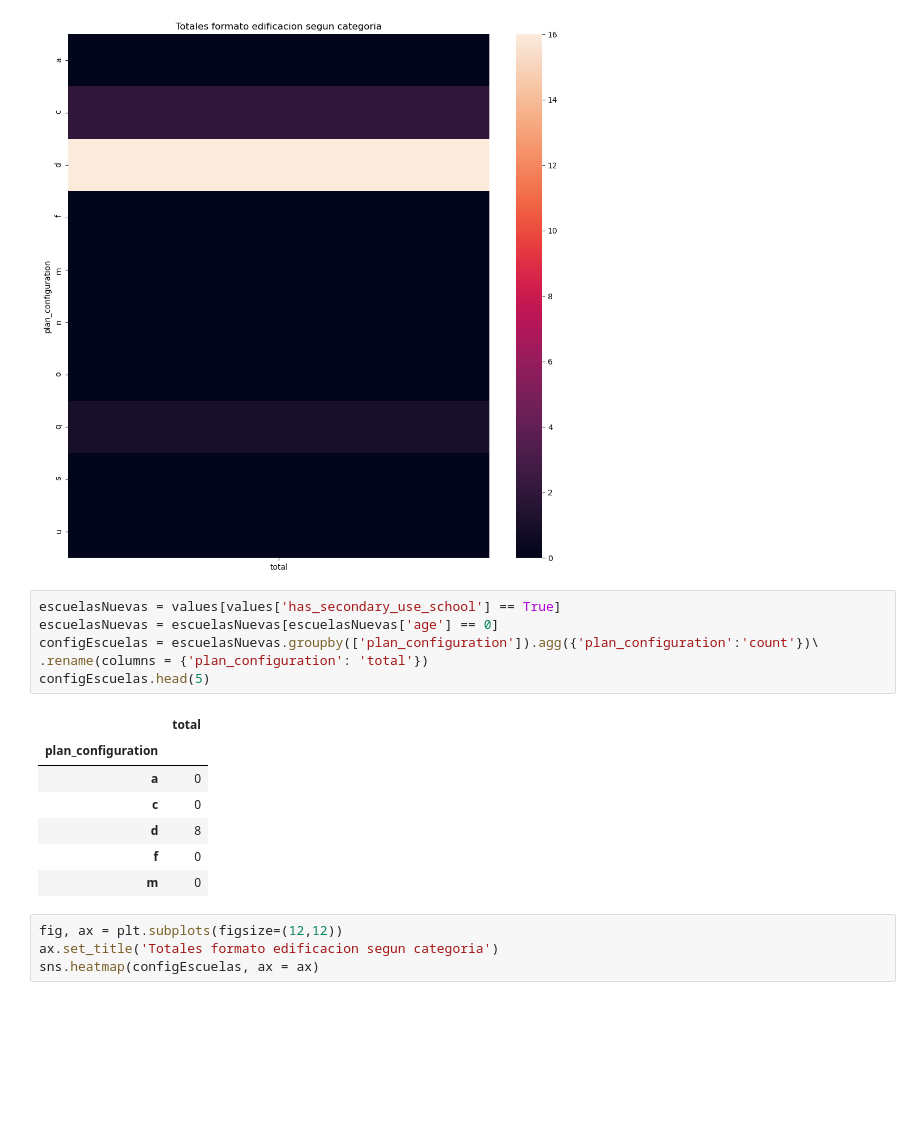
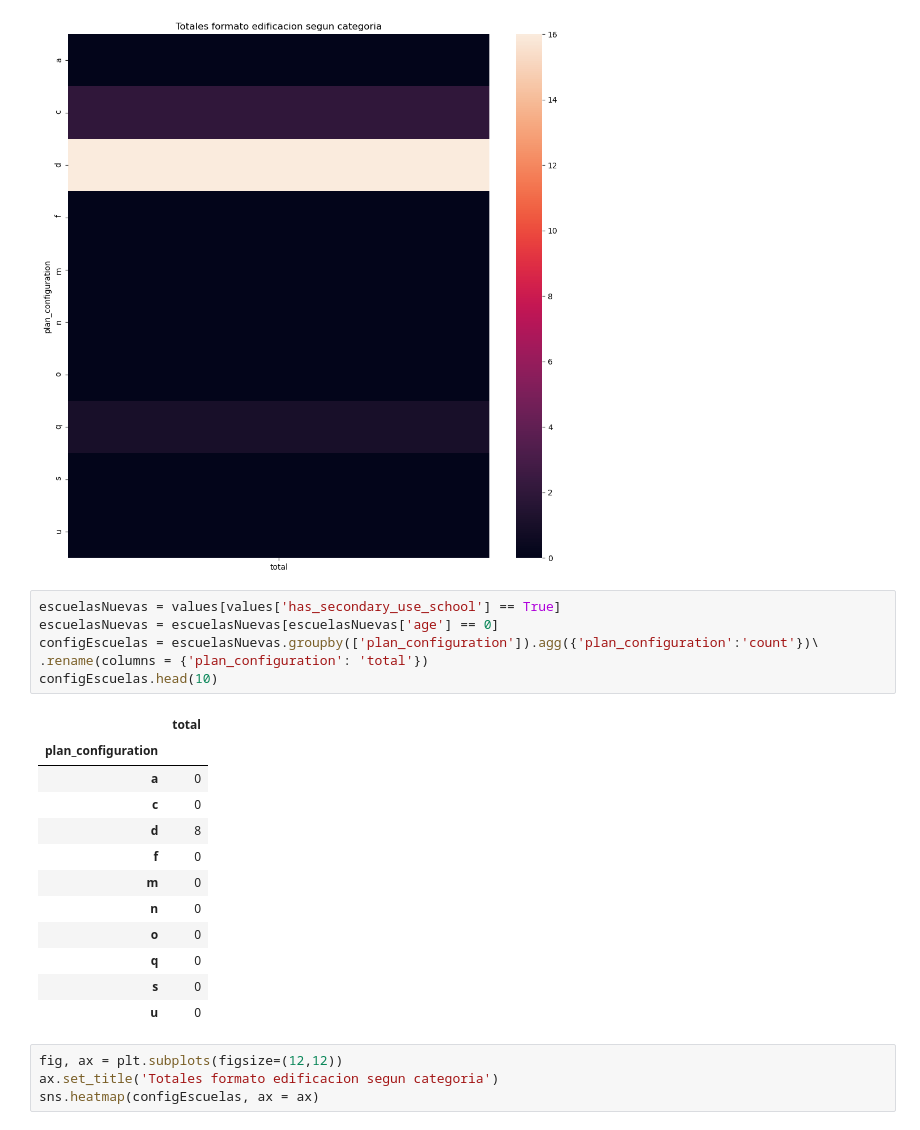
Before and after one commit to FranciscoGauna/TP-Datos-2021, a Jupyter notebook: Usos de las edificaciones.ipynb, the cells around one changed output. Cells and saved outputs as stored; diff of their text form; blank space fills up the shorter version.

```diff
--- a/Usos de las edificaciones.ipynb
+++ b/Usos de las edificaciones.ipynb
@@ -75,17 +80,22 @@ sns.heatmap(configEscuelas, ax = ax)
 # %%
 escuelasNuevas = values[values['has_secondary_use_school'] == True]
 escuelasNuevas = escuelasNuevas[escuelasNuevas['age'] == 0]
 configEscuelas = escuelasNuevas.groupby(['plan_configuration']).agg({'plan_configuration':'count'})\
 .rename(columns = {'plan_configuration': 'total'})
-configEscuelas.head(5)
+configEscuelas.head(10)
 # %% [output]
 |  | total |
 | plan_configuration |  |
 | a | 0 |
 | c | 0 |
 | d | 8 |
 | f | 0 |
 | m | 0 |
+| n | 0 |
+| o | 0 |
+| q | 0 |
+| s | 0 |
+| u | 0 |
 # %%
 fig, ax = plt.subplots(figsize=(12,12))
 ax.set_title('Totales formato edificacion segun categoria')
```
Also changed, not shown: parts of 7 cells of this notebook.
